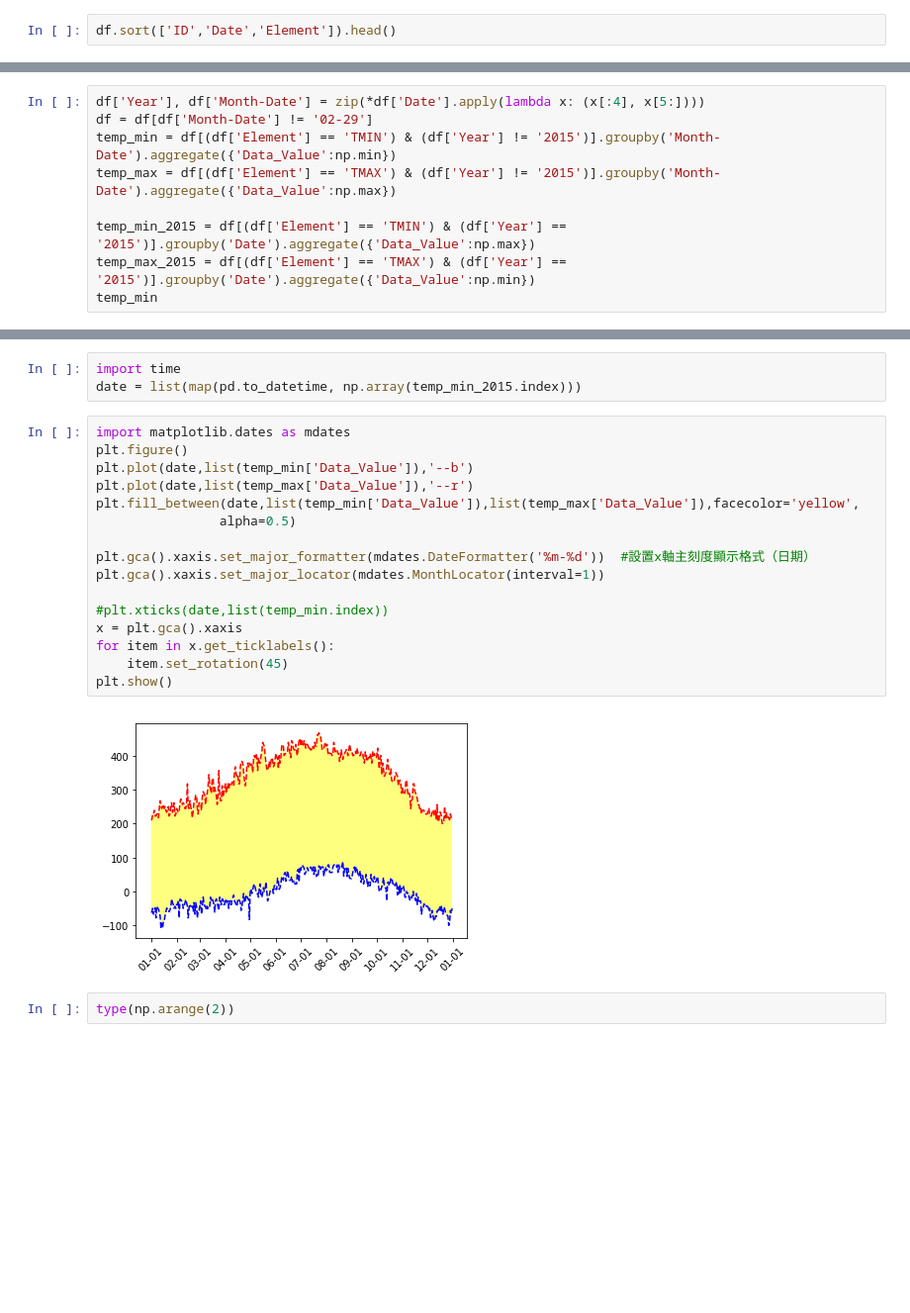
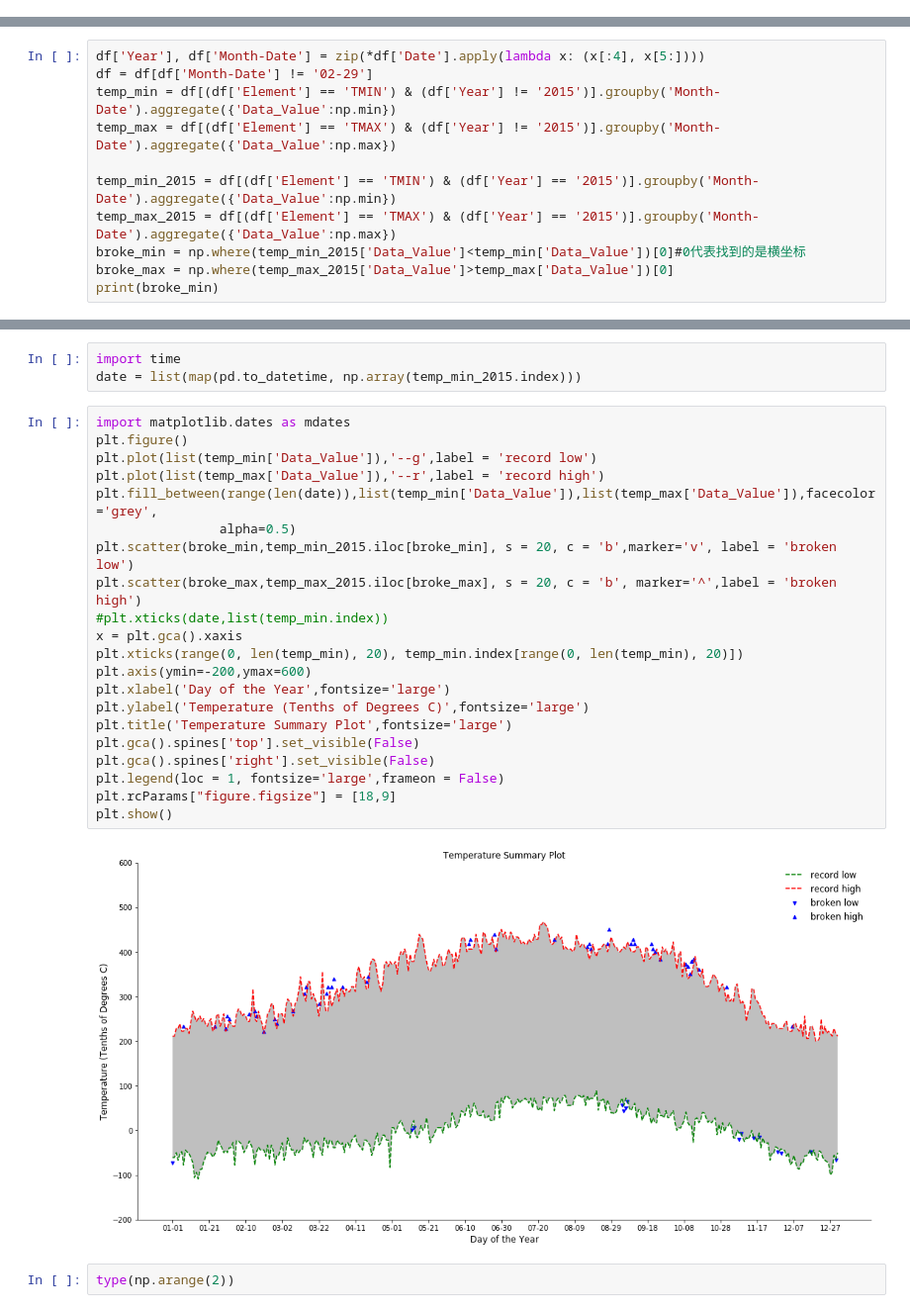
Before and after one commit to CYBruce/Umich_Applied_Data_Science_with_Python, a Jupyter notebook: Applied Plotting, Charting & Data Representation in Python/week2/Assignment2.ipynb, the cells around one changed output, grey strips where cells are left out. Shown at 99% size. Saved outputs shown, nothing was run; the diff lists cells and outputs as text; blank space fills up the shorter version.

```diff
--- a/Applied Plotting, Charting & Data Representation in Python/week2/Assignment2.ipynb
+++ b/Applied Plotting, Charting & Data Representation in Python/week2/Assignment2.ipynb
@@ -55,5 +57,3 @@ df.head()
 | 2 | USR0000CLVR | 2005-09-26 | TMAX | 300 |
 | 3 | USC00045933 | 2012-10-04 | TMIN | 178 |
 | 4 | USR0000CRSP | 2013-11-28 | TMIN | 94 |
-# %%
-df.sort(['ID','Date','Element']).head()
@@ -70,7 +63,9 @@ df = df[df['Month-Date'] != '02-29']
 temp_min = df[(df['Element'] == 'TMIN') & (df['Year'] != '2015')].groupby('Month-Date').aggregate({'Data_Value':np.min})
 temp_max = df[(df['Element'] == 'TMAX') & (df['Year'] != '2015')].groupby('Month-Date').aggregate({'Data_Value':np.max})
 
-temp_min_2015 = df[(df['Element'] == 'TMIN') & (df['Year'] == '2015')].groupby('Date').aggregate({'Data_Value':np.max})
-temp_max_2015 = df[(df['Element'] == 'TMAX') & (df['Year'] == '2015')].groupby('Date').aggregate({'Data_Value':np.min})
-temp_min
+temp_min_2015 = df[(df['Element'] == 'TMIN') & (df['Year'] == '2015')].groupby('Month-Date').aggregate({'Data_Value':np.min})
+temp_max_2015 = df[(df['Element'] == 'TMAX') & (df['Year'] == '2015')].groupby('Month-Date').aggregate({'Data_Value':np.max})
+broke_min = np.where(temp_min_2015['Data_Value']<temp_min['Data_Value'])[0]#0代表找到的是横坐标
+broke_max = np.where(temp_max_2015['Data_Value']>temp_max['Data_Value'])[0]
+print(broke_min)
 # %% [output]
@@ -96,24 +73,29 @@ temp_min
 # %%
 import time
 date = list(map(pd.to_datetime, np.array(temp_min_2015.index)))
-# %%
-import matplotlib.dates as mdates
-plt.figure()
-plt.plot(date,list(temp_min['Data_Value']),'--b')
-plt.plot(date,list(temp_max['Data_Value']),'--r')
-plt.fill_between(date,list(temp_min['Data_Value']),list(temp_max['Data_Value']),facecolor='yellow',
-                alpha=0.5)
-
-plt.gca().xaxis.set_major_formatter(mdates.DateFormatter('%m-%d'))  #設置x軸主刻度顯示格式（日期）
-plt.gca().xaxis.set_major_locator(mdates.MonthLocator(interval=1))
-
-#plt.xticks(date,list(temp_min.index))
-x = plt.gca().xaxis
-for item in x.get_ticklabels():
-    item.set_rotation(45)
-plt.show()
-# %% [output]
-[figure, removed]
+# %%
+import matplotlib.dates as mdates
+plt.figure()
+plt.plot(list(temp_min['Data_Value']),'--g',label = 'record low')
+plt.plot(list(temp_max['Data_Value']),'--r',label = 'record high')
+plt.fill_between(range(len(date)),list(temp_min['Data_Value']),list(temp_max['Data_Value']),facecolor='grey',
+                alpha=0.5)
+plt.scatter(broke_min,temp_min_2015.iloc[broke_min], s = 20, c = 'b',marker='v', label = 'broken low')
+plt.scatter(broke_max,temp_max_2015.iloc[broke_max], s = 20, c = 'b', marker='^',label = 'broken high')
+#plt.xticks(date,list(temp_min.index))
+x = plt.gca().xaxis
+plt.xticks(range(0, len(temp_min), 20), temp_min.index[range(0, len(temp_min), 20)])
+plt.axis(ymin=-200,ymax=600)
+plt.xlabel('Day of the Year',fontsize='large')
+plt.ylabel('Temperature (Tenths of Degrees C)',fontsize='large')
+plt.title('Temperature Summary Plot',fontsize='large')
+plt.gca().spines['top'].set_visible(False)
+plt.gca().spines['right'].set_visible(False)
+plt.legend(loc = 1, fontsize='large',frameon = False)
+plt.rcParams["figure.figsize"] = [18,9]
+plt.show()
+# %% [output]
+[figure, added]
 # %%
 type(np.arange(2))
 # %% [output]
```
Also changed, not shown: parts of 3 cells of this notebook, 4 other files.
